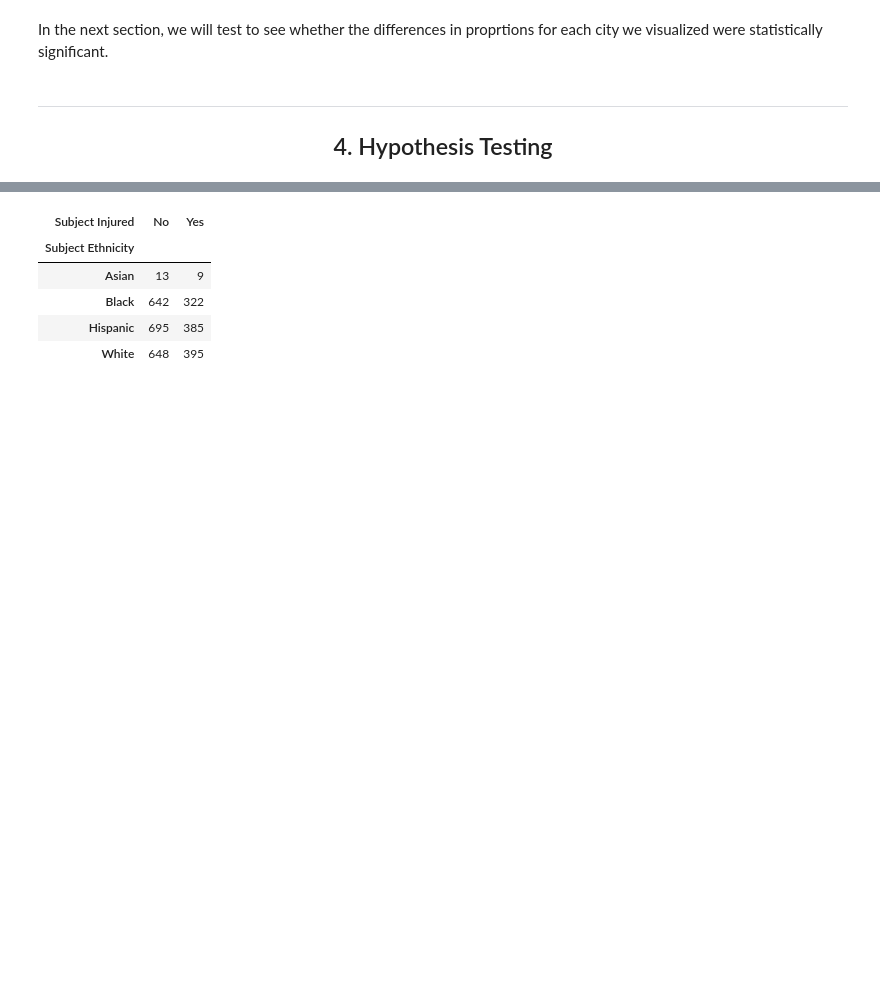
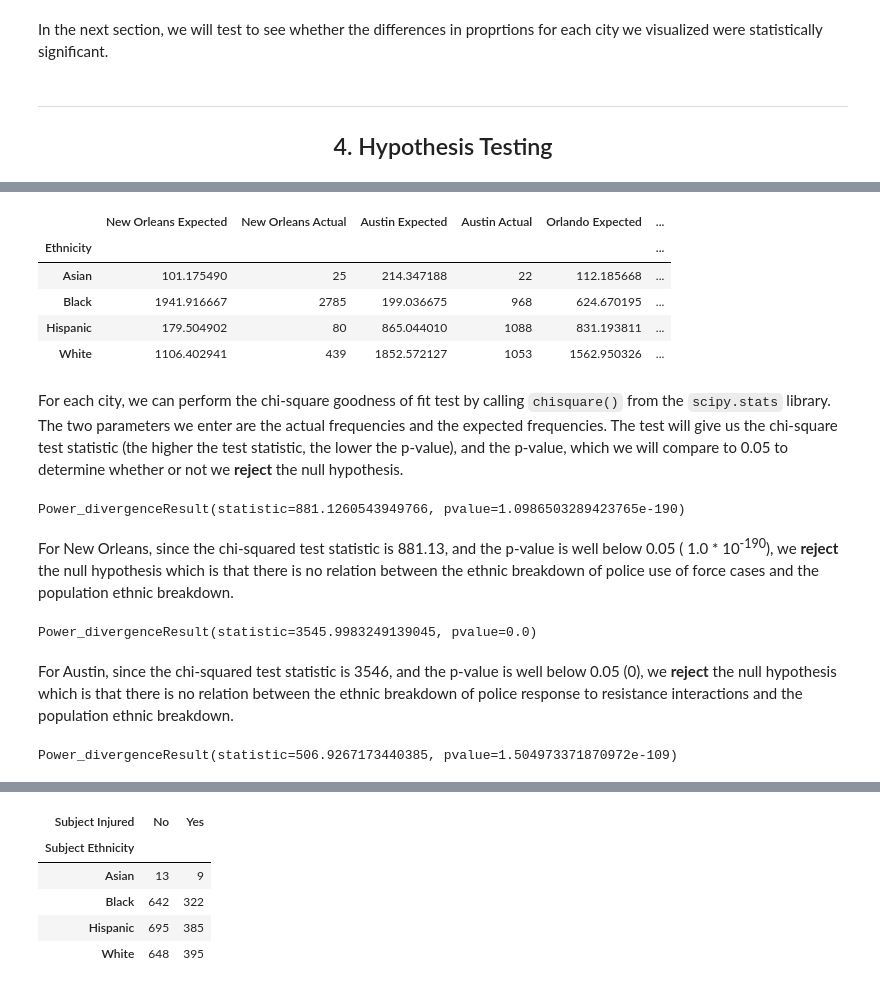
Before and after one commit to samuelkellum/FinalTutorial, a Jupyter notebook: _webpage/Police Brutality in New Orleans.ipynb, the cells around one changed output, grey strips where cells are left out. Saved outputs shown, nothing was run; the diff lists cells and outputs as text; code cells hidden in the pictures; blank space fills up the shorter version.

Commit message:
Added markdowns for hypothesis testing.

````diff
--- a/_webpage/Police Brutality in New Orleans.ipynb
+++ b/_webpage/Police Brutality in New Orleans.ipynb
@@ -613,0 +583,44 @@ Power_divergenceResult(statistic=881.1260543949766, pvalue=1.0986503289423765e-1
+# %%
+expected_actual_df = pd.DataFrame()
+
+#New Orleans
+expected_actual_df['New Orleans Expected'] = demographic_df['New Orleans'] * nopd_df["Subject Ethnicity"].value_counts().sum()
+expected_actual_df['New Orleans Actual'] = nopd_df["Subject Ethnicity"].value_counts()
+
+#Austin
+expected_actual_df['Austin Expected'] = demographic_df['Austin'] * austin_police_df["Subject Ethnicity"].value_counts().sum()
+expected_actual_df['Austin Actual'] = austin_police_df["Subject Ethnicity"].value_counts()
+
+#Orlando
+expected_actual_df['Orlando Expected'] = demographic_df['Orlando'] * austin_police_df["Subject Ethnicity"].value_counts().sum()
+expected_actual_df['Orlando Actual'] = austin_police_df["Subject Ethnicity"].value_counts()
+
+expected_actual_df
+# %% [output]
+|  | New Orleans Expected | New Orleans Actual | Austin Expected | Austin Actual | Orlando Expected | ... |
+| Ethnicity |  |  |  |  |  | ... |
+| Asian | 101.175490 | 25 | 214.347188 | 22 | 112.185668 | ... |
+| Black | 1941.916667 | 2785 | 199.036675 | 968 | 624.670195 | ... |
+| Hispanic | 179.504902 | 80 | 865.044010 | 1088 | 831.193811 | ... |
+| White | 1106.402941 | 439 | 1852.572127 | 1053 | 1562.950326 | ... |
+# %% [markdown]
+For each city, we can perform the chi-square goodness of fit test by calling ```chisquare()``` from the ```scipy.stats``` library. The two parameters we enter are the actual frequencies and the expected frequencies. The test will give us the chi-square test statistic (the higher the test statistic, the lower the p-value), and the p-value, which we will compare to 0.05 to determine whether or not we <b> reject </b> the null hypothesis.
+# %%
+#New Orleans
+stats.chisquare(f_obs=expected_actual_df['New Orleans Actual'], f_exp=expected_actual_df['New Orleans Expected'])
+# %% [output]
+Power_divergenceResult(statistic=881.1260543949766, pvalue=1.0986503289423765e-190)
+# %% [markdown]
+For New Orleans, since the chi-squared test statistic is 881.13, and the p-value is well below 0.05 ( 1.0 * 10<sup>-190</sup>), we <b>reject</b> the null hypothesis which is that there is no relation between the ethnic breakdown of police use of force cases and the population ethnic breakdown.
+# %%
+#Austin
+stats.chisquare(f_obs=expected_actual_df['Austin Actual'], f_exp=expected_actual_df['Austin Expected'])
+# %% [output]
+Power_divergenceResult(statistic=3545.9983249139045, pvalue=0.0)
+# %% [markdown]
+For Austin, since the chi-squared test statistic is 3546, and the p-value is well below 0.05 (0), we <b>reject</b> the null hypothesis which is that there is no relation between the ethnic breakdown of police response to resistance interactions and the population ethnic breakdown.
+# %%
+#Orlando
+stats.chisquare(f_obs=expected_actual_df['Orlando Actual'], f_exp=expected_actual_df['Orlando Expected'])
+# %% [output]
+Power_divergenceResult(statistic=506.9267173440385, pvalue=1.504973371870972e-109)
````
Also changed, not shown: parts of 29 cells of this notebook, 2 other files.
